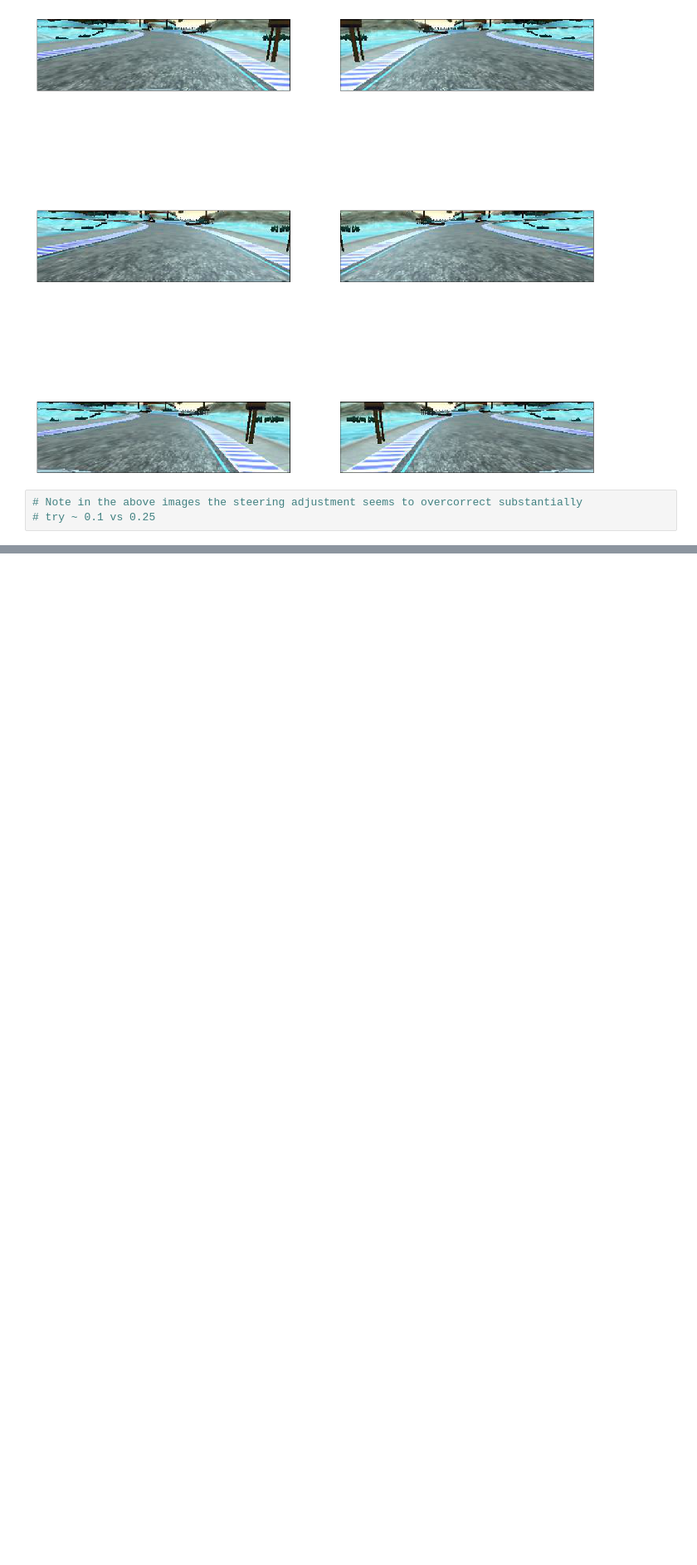
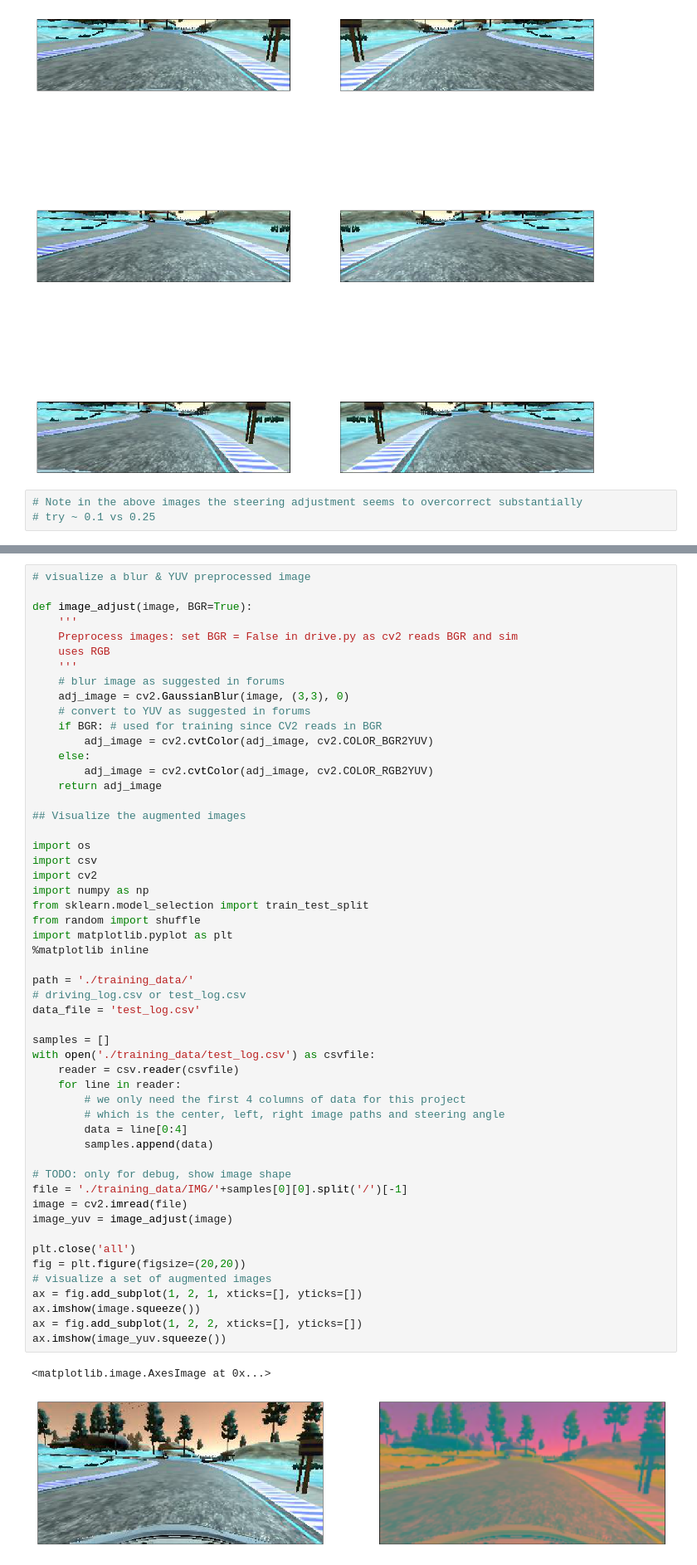
Before and after one commit to thatkahunaguy/USD-P3-Behavioral-Cloning, a Jupyter notebook: Behavioral_Clone_test.ipynb, the cells around one changed output, grey strips where cells are left out. Shown at 83% size. Drawn from its saved outputs; the diff is of its cells as text; blank space fills up the shorter version.

```diff
--- a/Behavioral_Clone_test.ipynb
+++ b/Behavioral_Clone_test.ipynb
@@ -246,0 +255,56 @@ plt.show()
+# %%
+# visualize a blur & YUV preprocessed image
+
+def image_adjust(image, BGR=True):
+    '''
+    Preprocess images: set BGR = False in drive.py as cv2 reads BGR and sim
+    uses RGB
+    '''
+    # blur image as suggested in forums
+    adj_image = cv2.GaussianBlur(image, (3,3), 0)
+    # convert to YUV as suggested in forums
+    if BGR: # used for training since CV2 reads in BGR
+        adj_image = cv2.cvtColor(adj_image, cv2.COLOR_BGR2YUV)
+    else:
+        adj_image = cv2.cvtColor(adj_image, cv2.COLOR_RGB2YUV)
+    return adj_image
+
+## Visualize the augmented images
+
+import os
+import csv
+import cv2
+import numpy as np
+from sklearn.model_selection import train_test_split
+from random import shuffle
+import matplotlib.pyplot as plt
+%matplotlib inline
+
+path = './training_data/'
+# driving_log.csv or test_log.csv
+data_file = 'test_log.csv'
+
+samples = []
+with open('./training_data/test_log.csv') as csvfile:
+    reader = csv.reader(csvfile)
+    for line in reader:
+        # we only need the first 4 columns of data for this project
+        # which is the center, left, right image paths and steering angle
+        data = line[0:4]
+        samples.append(data)
+
+# TODO: only for debug, show image shape
+file = './training_data/IMG/'+samples[0][0].split('/')[-1]
+image = cv2.imread(file)
+image_yuv = image_adjust(image)
+
+plt.close('all')
+fig = plt.figure(figsize=(20,20))
+# visualize a set of augmented images
+ax = fig.add_subplot(1, 2, 1, xticks=[], yticks=[])
+ax.imshow(image.squeeze())
+ax = fig.add_subplot(1, 2, 2, xticks=[], yticks=[])
+ax.imshow(image_yuv.squeeze())
+# %% [output]
+<matplotlib.image.AxesImage at 0x...>
+[figure, added]
```
Also changed, not shown: parts of 2 cells of this notebook, 4 other files.
